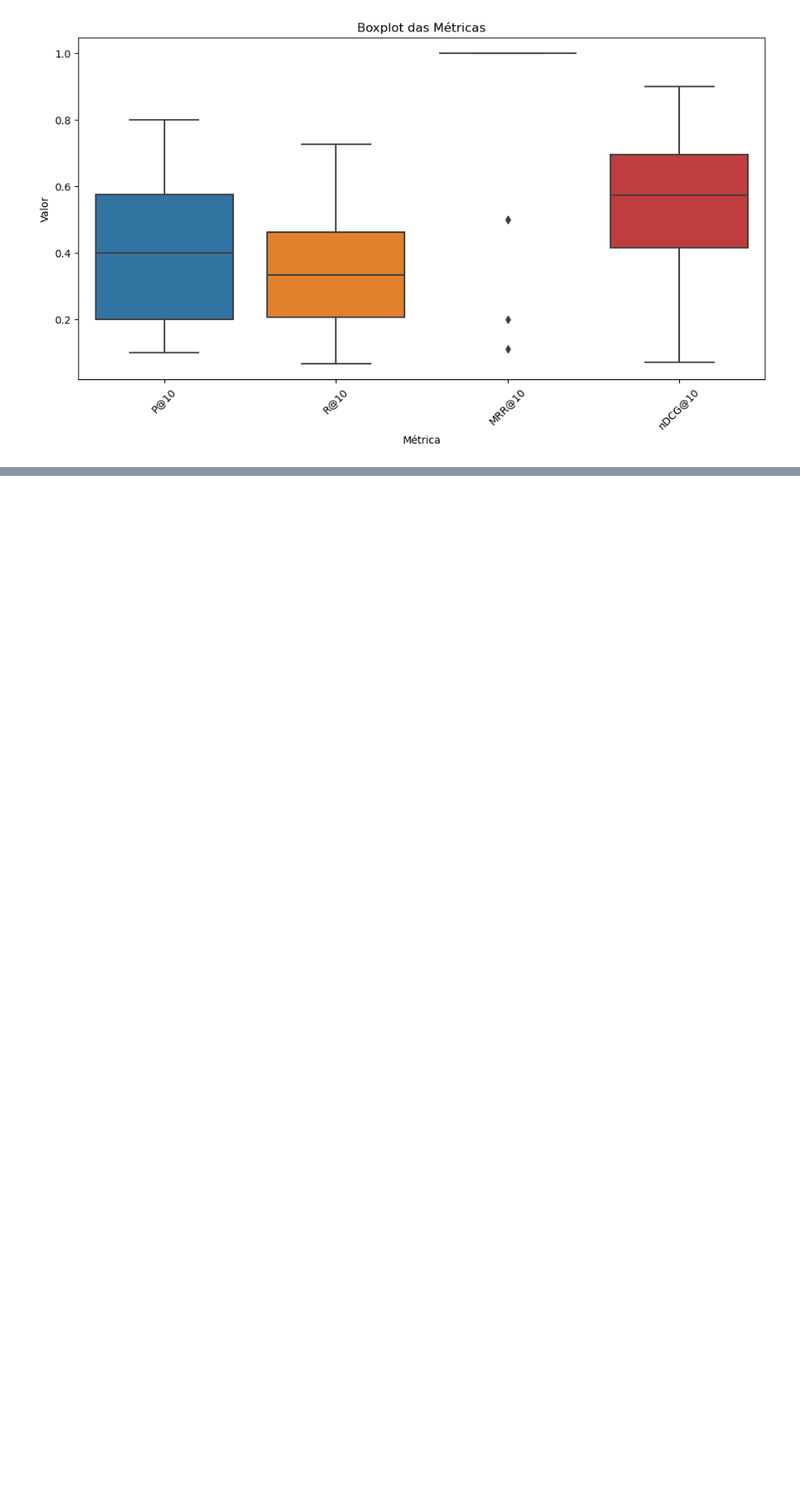
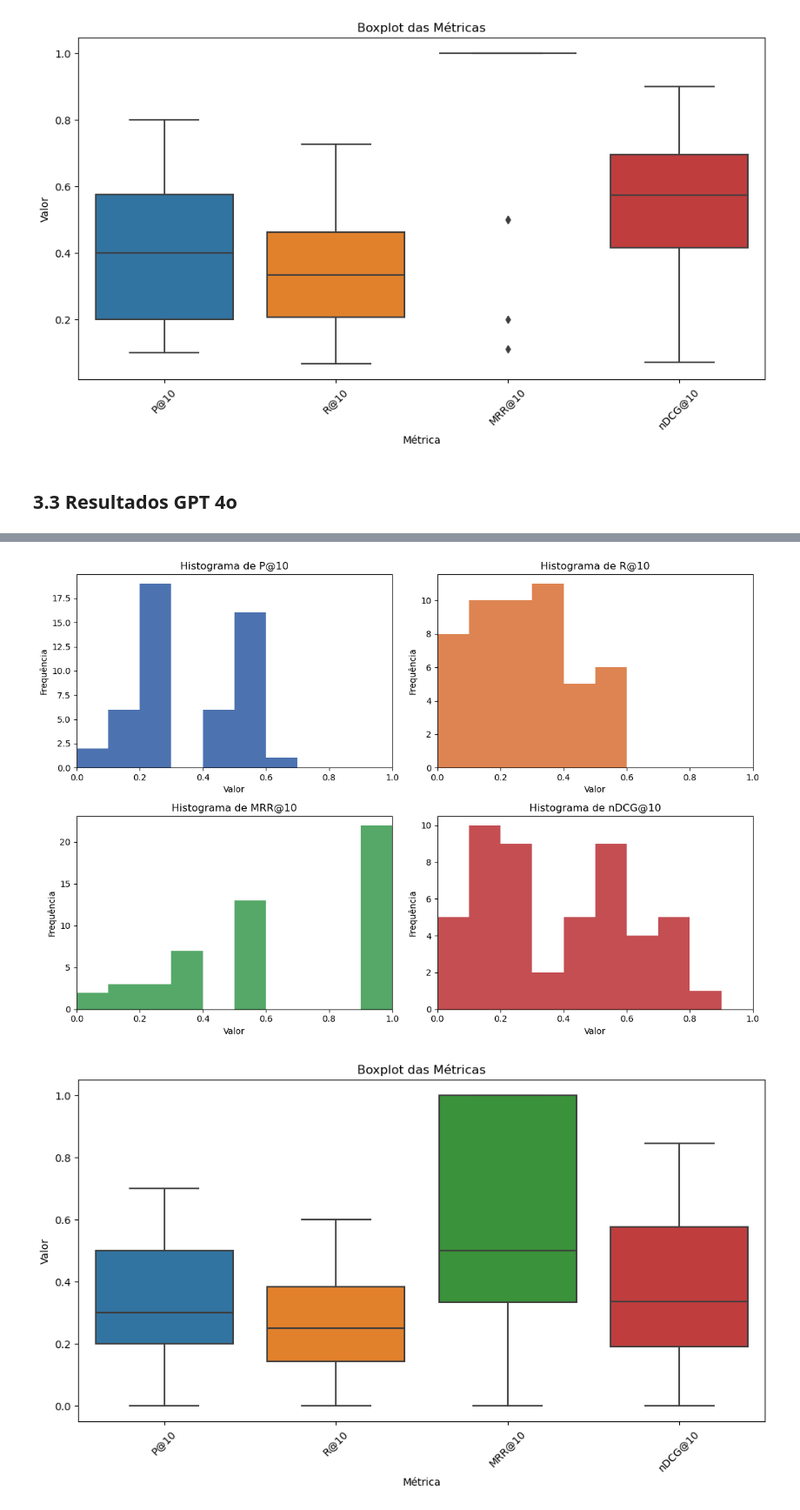
Before and after one commit to carisio/juris_tcu_expansao_doc, a Jupyter notebook: projeto_final/codigo/src/11_calcula_metricas_doc2query_5queries_e_sinonimos_gpt_llama.ipynb, the cells around one changed output, grey strips where cells are left out. Shown at 87% size. Cells and saved outputs as stored; diff of their text form; code cells hidden in the pictures; blank space fills up the shorter version.

```diff
--- a/projeto_final/codigo/src/11_calcula_metricas_doc2query_5queries_e_sinonimos_gpt_llama.ipynb
+++ b/projeto_final/codigo/src/11_calcula_metricas_doc2query_5queries_e_sinonimos_gpt_llama.ipynb
@@ -100,6 +106,19 @@ if REINDEXAR_ENUNCIADO_EXCERTO_DOC2QUEY_SINONIMOS_GPT or not os.path.exists(NOME
 else:
     # Se quiser recuperar de um arquivo:
     iidx_doc2query_gpt.from_pickle(NOME_ARQUIVO_INDICE_ENUNCIADO_EXCERTO_E_DOC2QUERY_E_GPT)
+# %%
+import os
+
+# Vamos criar um índice invertido e indexar o enunciado, excerto e as queries geradas com o doc2query e os sinônimos usando GPT
+iidx_doc2query_gpt_4o = IndiceInvertido(tokenizador_pt_remove_html)
+
+# Demora cerca de 45 min
+if REINDEXAR_ENUNCIADO_EXCERTO_DOC2QUEY_SINONIMOS_GPT_4o or not os.path.exists(NOME_ARQUIVO_INDICE_ENUNCIADO_EXCERTO_E_DOC2QUERY_E_GPT_4o):
+    iidx_doc2query_gpt_4o.adiciona_dataframe(docs, lambda row: (row['KEY'], f"{row['ENUNCIADO']} {row['EXCERTO']} {row['DOC2QUERY']} {row['ENUNCIADO_GPT_4o']}"))
+    iidx_doc2query_gpt_4o.to_pickle(NOME_ARQUIVO_INDICE_ENUNCIADO_EXCERTO_E_DOC2QUERY_E_GPT_4o)
+else:
+    # Se quiser recuperar de um arquivo:
+    iidx_doc2query_gpt_4o.from_pickle(NOME_ARQUIVO_INDICE_ENUNCIADO_EXCERTO_E_DOC2QUERY_E_GPT_4o)
 # %%
 print(iidx_doc2query_llama.get_tamanho_medio_docs())
 print(iidx_doc2query_gpt.get_tamanho_medio_docs())
@@ -110,6 +131,7 @@ print(iidx_doc2query_gpt.get_tamanho_medio_docs())
 # Agora instancia os buscadores
 buscador_llama = BM25(iidx_doc2query_llama, k1=0.82, b=0.68, bias_idf=1)
 buscador_gpt = BM25(iidx_doc2query_gpt, k1=0.82, b=0.68, bias_idf=1)
+buscador_gpt_4o = BM25(iidx_doc2query_gpt_4o, k1=0.82, b=0.68, bias_idf=1)
 # %% [markdown]
 ## 3. Faz as pesquisas e salva os resultados
 # %%
@@ -121,12 +143,18 @@ col_resultado_query_key_gpt=[]
 col_resultado_doc_key_gpt=[]
 col_resultado_rank_gpt=[]
 
+col_resultado_query_key_gpt_4o=[]
+col_resultado_doc_key_gpt_4o=[]
+col_resultado_rank_gpt_4o=[]
+
+
 for i, row in queries.iterrows():
     query_key = row.KEY
     query_text = row.TEXT
 
     resultados_llama = buscador_llama.pesquisar(query_text)
     resultados_gpt = buscador_gpt.pesquisar(query_text)
+    resultados_gpt_4o = buscador_gpt_4o.pesquisar(query_text)
 
     # Llama
     primeiros_50_docs_llama = [tupla_key_score[0] for tupla_key_score in resultados_llama[:50]]
@@ -146,6 +174,15 @@ for i, row in queries.iterrows():
     col_resultado_doc_key_gpt.extend(primeiros_50_docs_gpt)
     col_resultado_rank_gpt.extend(ranking_gpt)
 
+    # GPT 4o
+    primeiros_50_docs_gpt_4o = [tupla_key_score[0] for tupla_key_score in resultados_gpt_4o[:50]]
+    queries_keys_gpt_4o = [query_key] * len(primeiros_50_docs_gpt_4o)
+    ranking_gpt_4o = list(range(1, len(primeiros_50_docs_gpt_4o)+1))
+
+    col_resultado_query_key_gpt_4o.extend(queries_keys_gpt_4o)
+    col_resultado_doc_key_gpt_4o.extend(primeiros_50_docs_gpt_4o)
+    col_resultado_rank_gpt_4o.extend(ranking_gpt_4o)
+
 
 df_resultados_llama = pd.DataFrame({
     "QUERY_KEY": col_resultado_query_key_llama,
@@ -158,11 +195,18 @@ df_resultados_gpt = pd.DataFrame({
     "DOC_KEY": col_resultado_doc_key_gpt,
     "RANK": col_resultado_rank_gpt,
 })
+
+df_resultados_gpt_4o = pd.DataFrame({
+    "QUERY_KEY": col_resultado_query_key_gpt_4o,
+    "DOC_KEY": col_resultado_doc_key_gpt_4o,
+    "RANK": col_resultado_rank_gpt_4o,
+})
 # %%
 from metricas import metricas
 
 df_metricas_llama = metricas(df_resultados_llama, qrels, aproximacao_trec_eval=True)
 df_metricas_gpt = metricas(df_resultados_gpt, qrels, aproximacao_trec_eval=True)
+df_metricas_gpt_4o = metricas(df_resultados_gpt_4o, qrels, aproximacao_trec_eval=True)
 # %% [markdown]
 ## 3.1 Resultados Llama
 # %%
@@ -271,3 +315,11 @@ boxplot_metricas(df_metricas_gpt[100:150])
 | max | 150.00000 | 1.000000 | 0.80000 | 0.500000 | 0.220000 | 0.500000 | 0.727273 | 0.909091 | 1.000000 | 1.00000 | 1.000000 | ... |
 [figure]
 [figure]
+# %% [markdown]
+## 3.3 Resultados GPT 4o
+# %%
+# Resultados para o primeiro grupo de queries, GPT:
+display(df_metricas_gpt_4o[0:50].describe())
+histograma_metricas(df_metricas_gpt_4o[0:50])
+boxplot_metricas(df_metricas_gpt_4o[0:50])
+# %% [output]
@@ -273,0 +335,2 @@ boxplot_metricas(df_metricas_gpt[100:150])
+[figure, added]
+[figure, added]
```
Also changed, not shown: parts of 8 cells of this notebook, 8 other files.
